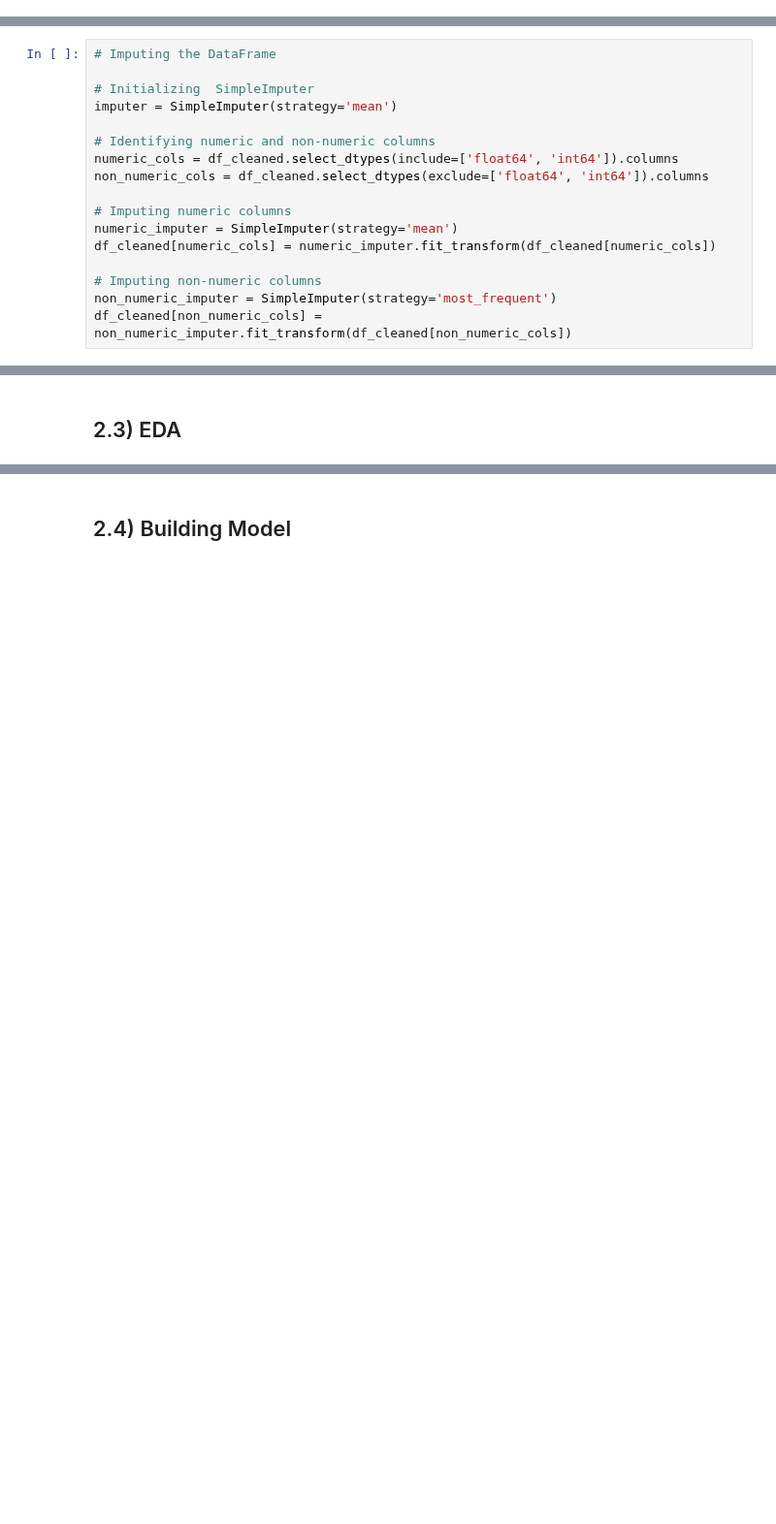
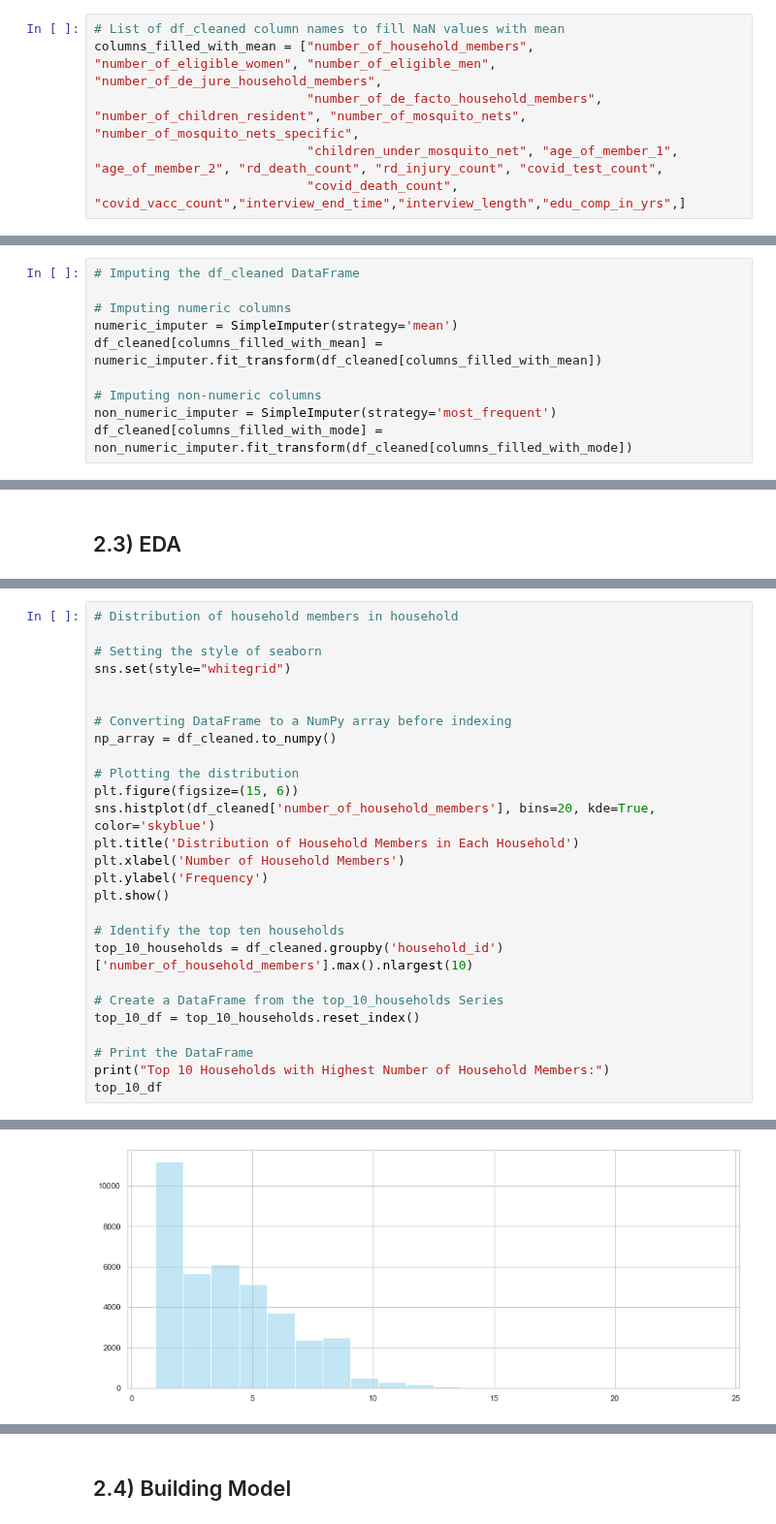
Before and after one commit to Dominic-Mu/dsc-phase-5-group-14-project, a Jupyter notebook: index.ipynb, the cells around one changed output, grey strips where cells are left out. Shown at 97% size. Drawn from its saved outputs; the diff is of its cells as text; blank space fills up the shorter version.

```diff
--- a/index.ipynb
+++ b/index.ipynb
@@ -364,0 +508,6 @@ See the caveats in the documentation: https://pandas.pydata.org/pandas-docs/stab
+# %%
+# List of df_cleaned column names to fill NaN values with mean
+columns_filled_with_mean = ["number_of_household_members", "number_of_eligible_women", "number_of_eligible_men", "number_of_de_jure_household_members",
+                            "number_of_de_facto_household_members", "number_of_children_resident", "number_of_mosquito_nets", "number_of_mosquito_nets_specific",
+                            "children_under_mosquito_net", "age_of_member_1", "age_of_member_2", "rd_death_count", "rd_injury_count", "covid_test_count",
+                            "covid_death_count", "covid_vacc_count","interview_end_time","interview_length","edu_comp_in_yrs",]
@@ -365,20 +537,13 @@ See the caveats in the documentation: https://pandas.pydata.org/pandas-docs/stab
 # %%
-# Imputing the DataFrame
-
-# Initializing  SimpleImputer
-imputer = SimpleImputer(strategy='mean')
-
-# Identifying numeric and non-numeric columns
-numeric_cols = df_cleaned.select_dtypes(include=['float64', 'int64']).columns
-non_numeric_cols = df_cleaned.select_dtypes(exclude=['float64', 'int64']).columns
+# Imputing the df_cleaned DataFrame
 
 # Imputing numeric columns
 numeric_imputer = SimpleImputer(strategy='mean')
-df_cleaned[numeric_cols] = numeric_imputer.fit_transform(df_cleaned[numeric_cols])
+df_cleaned[columns_filled_with_mean] = numeric_imputer.fit_transform(df_cleaned[columns_filled_with_mean])
 
 # Imputing non-numeric columns
 non_numeric_imputer = SimpleImputer(strategy='most_frequent')
-df_cleaned[non_numeric_cols] = non_numeric_imputer.fit_transform(df_cleaned[non_numeric_cols])
+df_cleaned[columns_filled_with_mode] = non_numeric_imputer.fit_transform(df_cleaned[columns_filled_with_mode])
 # %% [output]
 A value is trying to be set on a copy of a slice from a DataFrame.
 Try using .loc[row_indexer,col_indexer] = value instead
@@ -426,0 +656,28 @@ ValueError: could not convert string to float: '       1   4'
+# %%
+# Distribution of household members in household
+
+# Setting the style of seaborn
+sns.set(style="whitegrid")
+
+
+# Converting DataFrame to a NumPy array before indexing
+np_array = df_cleaned.to_numpy()
+
+# Plotting the distribution
+plt.figure(figsize=(15, 6))
+sns.histplot(df_cleaned['number_of_household_members'], bins=20, kde=True, color='skyblue')
+plt.title('Distribution of Household Members in Each Household')
+plt.xlabel('Number of Household Members')
+plt.ylabel('Frequency')
+plt.show()
+
+# Identify the top ten households
+top_10_households = df_cleaned.groupby('household_id')['number_of_household_members'].max().nlargest(10)
+
+# Create a DataFrame from the top_10_households Series
+top_10_df = top_10_households.reset_index()
+
+# Print the DataFrame
+print("Top 10 Households with Highest Number of Household Members:")
+top_10_df
+# %% [output]
@@ -426,0 +685 @@ ValueError: could not convert string to float: '       1   4'
+[figure, added]
```
Also changed, not shown: parts of 31 cells of this notebook, 6 other files.
